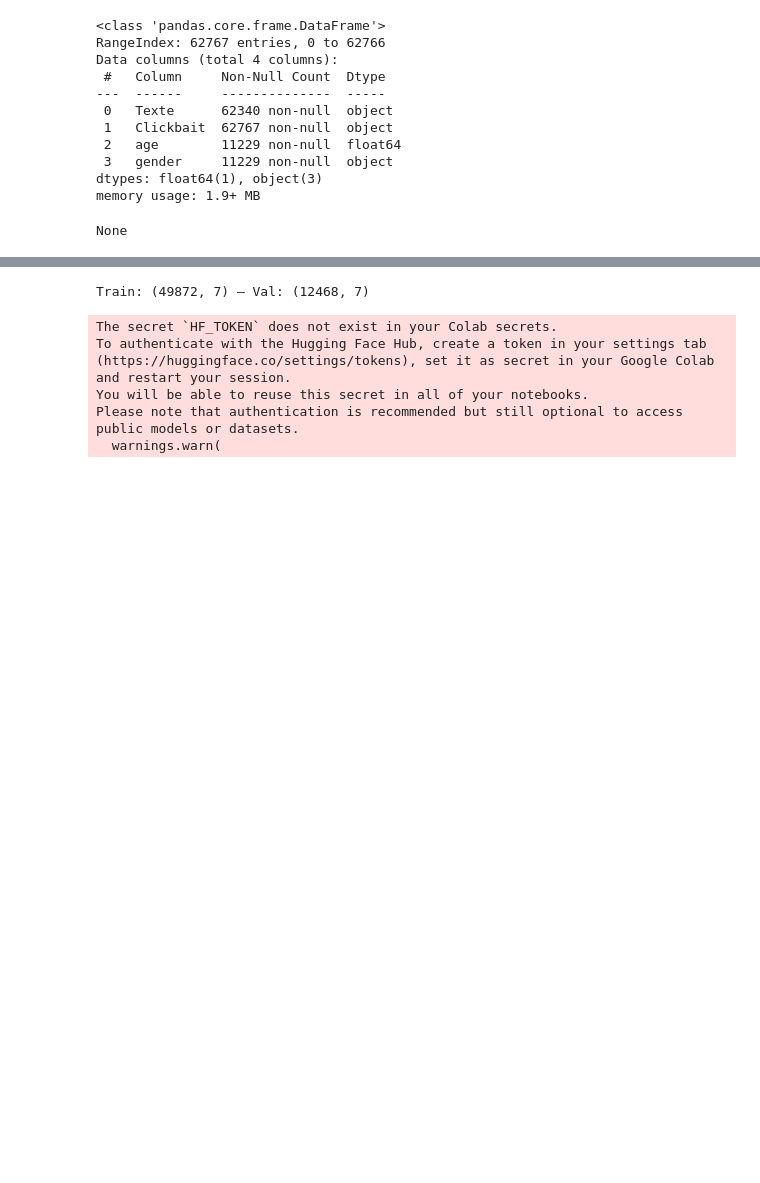
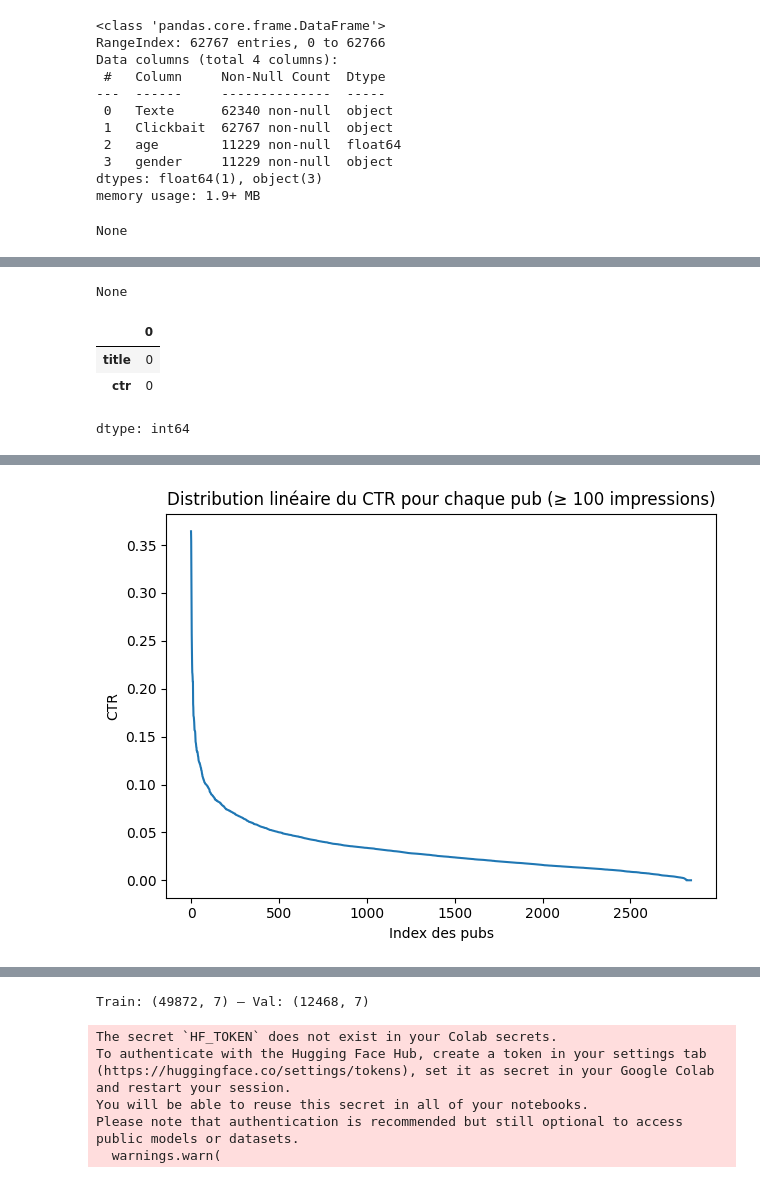
Before and after one commit to alexandre-cameron-borges/ACBorges_Clickscore_SDUDAnalytics, a Jupyter notebook: ACBorges_Clickscore_SDUDAnalytics.ipynb, the cells around one changed output, grey strips where cells are left out. Saved outputs shown, nothing was run; the diff lists cells and outputs as text; code cells hidden in the pictures; blank space fills up the shorter version.

```diff
--- a/ACBorges_Clickscore_SDUDAnalytics.ipynb
+++ b/ACBorges_Clickscore_SDUDAnalytics.ipynb
@@ -543,0 +625,72 @@ None
+# %%
+
+# --- 1) Raw impressions Series
+raw = tableclickbait_e.astype(str)
+
+# --- 2) Décomposer en (ad_id, clicked)
+tokens = (
+    raw.str
+       .split()                      # sépare sur espace
+       .explode()                    # 1 token par ligne
+       .str.split('-', expand=True)  # sépare ID et click
+       .rename(columns={0:"ad_id", 1:"clicked"})
+)
+tokens["clicked"] = tokens["clicked"].astype(int)
+
+# --- 3) Aggréger pour calculer impressions & CTR
+ctr_df = (
+    tokens.groupby("ad_id")["clicked"]
+          .agg(impressions="size", ctr="mean")
+          .reset_index()
+)
+
+# --- 4) Fusionner avec la table des pubs (ID en colonne 0 de tableclickbait_e2)
+result = (
+    tableclickbait_e2
+      .merge(ctr_df, left_on=tableclickbait_e2.columns[0], right_on="ad_id", how="left")
+      .drop(columns="ad_id")
+)
+
+# 4,5) Remplacer les NaN
+result["impressions"] = result["impressions"].fillna(0).astype(int)
+result["ctr"]         = result["ctr"].fillna(0.0)
+
+# --- 5) (Optionnel) Renommer pour plus de lisibilité
+result.columns = ["news_id", "title", "impressions", "ctr"]
+
+# --- 2) Filtrer pour ne garder que les pubs vues au moins une fois ---
+result_seen = result[result["impressions"] > 0].reset_index(drop=True)
+
+# 2) Tri par CTR décroissant
+result_seen_sorted = result_seen.sort_values("ctr", ascending=False).reset_index(drop=True)
+
+
+# À partir de result_seen_sorted trié par CTR
+result_top100 = result_seen_sorted[result_seen_sorted["impressions"] >= 200] \
+                   .reset_index(drop=True)
+
+result_top100 = result_top100[['title', 'ctr']]
+
+# Aperçu
+print((result_top100).head(20))
+display(result_top100.info())
+display(result_top100.isnull().sum())
+
+counts_ctr = result_top100['ctr'].value_counts()
+print(counts_ctr)
+
+q1, q2, q3 = result_top100['ctr'].quantile([0.25, 0.50, 0.75])
+print(f"1er quartile (25 %) : {q1:.3f}")
+print(f"2ᵉ quartile (médiane) : {q2:.3f}")
+print(f"3ᵉ quartile (75 %) : {q3:.3f}")
+
+import matplotlib.pyplot as plt
+
+plt.figure()
+plt.plot(result_top100['ctr'])
+plt.xlabel('Index des pubs')
+plt.ylabel('CTR')
+plt.title('Distribution linéaire du CTR pour chaque pub (≥ 100 impressions)')
+plt.tight_layout()
+plt.show()
+# %% [output]
@@ -543,0 +714,5 @@ None
+None
+|  | 0 |
+| title | 0 |
+| ctr | 0 |
+dtype: int64
@@ -544,3 +735,4 @@ None
+[figure, added]
 # %%
 # Cellule 11: Nettoyage & features simples
 df = tableclickbait_abcdd2.dropna(subset=['Texte']).copy()
```
Also changed, not shown: parts of 20 cells of this notebook.
